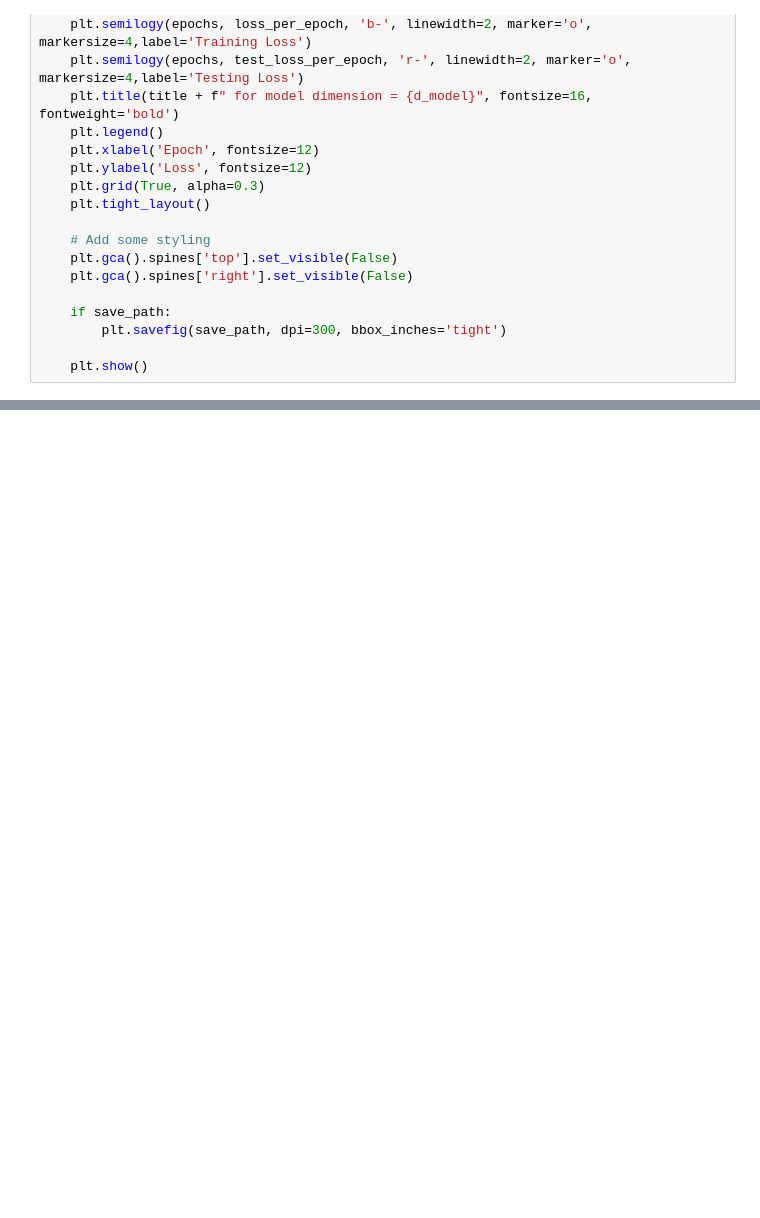
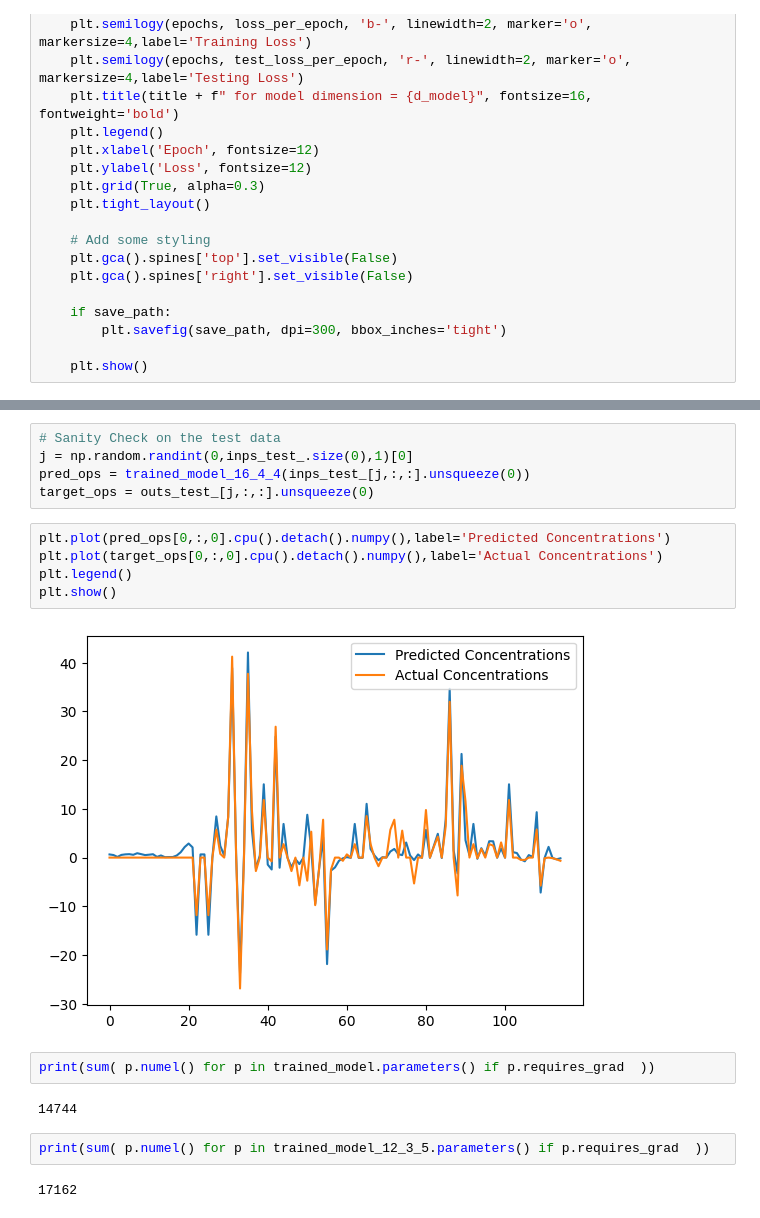
Before and after one commit to mathyharsha/metabolic-NN-harsha, a Jupyter notebook: multihead_attn_based_transformer.ipynb, the cells around one changed output, grey strips where cells are left out. Drawn from its saved outputs; the diff is of its cells as text; blank space fills up the shorter version.

```diff
--- a/multihead_attn_based_transformer.ipynb
+++ b/multihead_attn_based_transformer.ipynb
@@ -480,0 +510,20 @@ plot_loss(average_losses_16_4_4, test_losses_16_4_4, 16)
+# %%
+# Sanity Check on the test data
+j = np.random.randint(0,inps_test_.size(0),1)[0]
+pred_ops = trained_model_16_4_4(inps_test_[j,:,:].unsqueeze(0))
+target_ops = outs_test_[j,:,:].unsqueeze(0)
+# %%
+plt.plot(pred_ops[0,:,0].cpu().detach().numpy(),label='Predicted Concentrations')
+plt.plot(target_ops[0,:,0].cpu().detach().numpy(),label='Actual Concentrations')
+plt.legend()
+plt.show()
+# %% [output]
+[figure, added]
+# %%
+print(sum( p.numel() for p in trained_model.parameters() if p.requires_grad  ))
+# %% [output]
+14744
+# %%
+print(sum( p.numel() for p in trained_model_12_3_5.parameters() if p.requires_grad  ))
+# %% [output]
+17162
```
Also changed, not shown: parts of 11 cells of this notebook.
